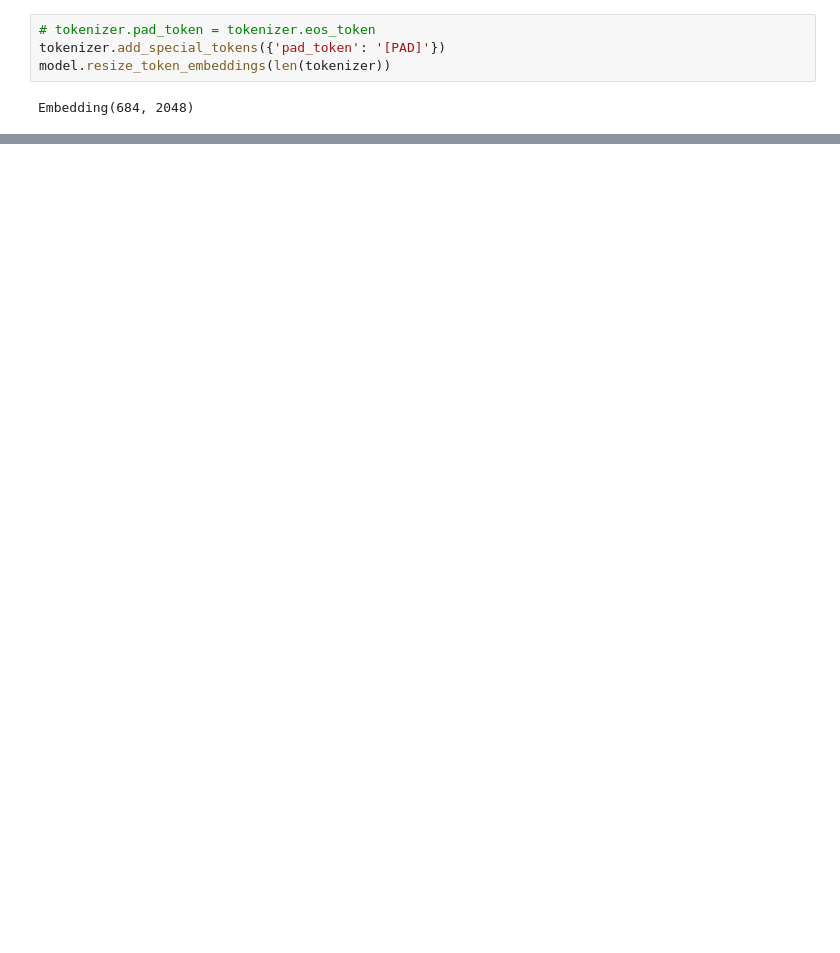
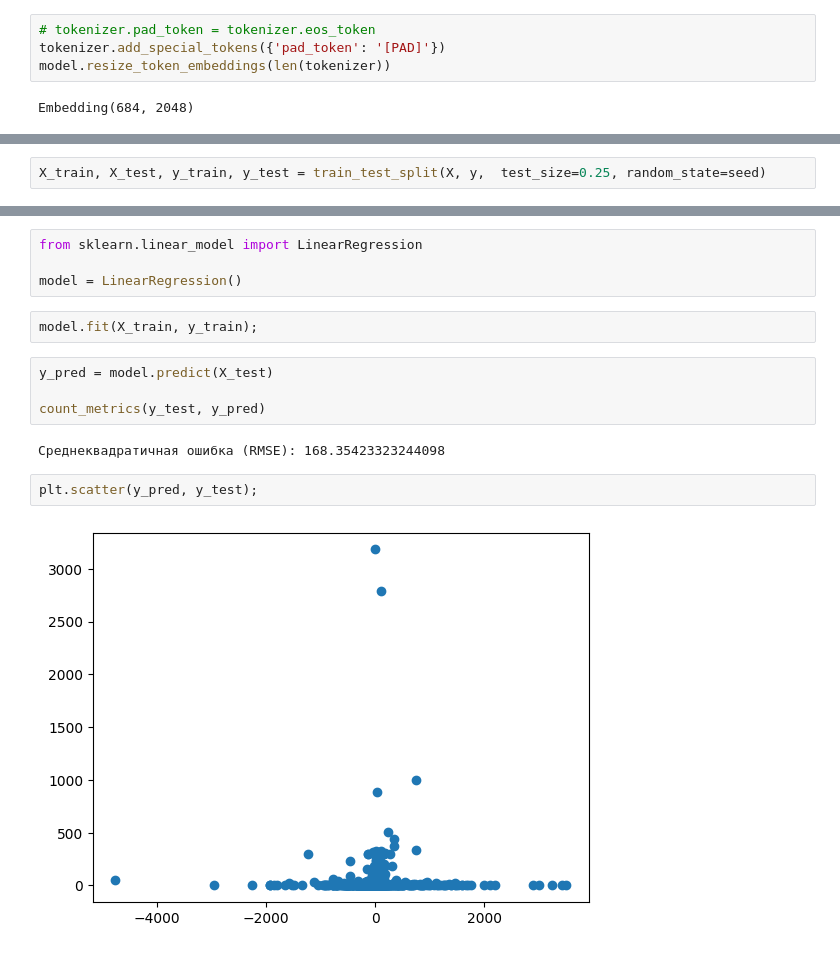
Before and after one commit to Maximrez/Chemical-Prediction, a Jupyter notebook: chem_gpt_usage.ipynb, the cells around one changed output, grey strips where cells are left out. Drawn from its saved outputs; the diff is of its cells as text; blank space fills up the shorter version.

```diff
--- a/chem_gpt_usage.ipynb
+++ b/chem_gpt_usage.ipynb
@@ -51,0 +149,2 @@ tensor([[[-7.1804, -9.7743, -2.2289,  ..., -9.0250, -8.9126, -9.0824],
+# %%
+X_train, X_test, y_train, y_test = train_test_split(X, y,  test_size=0.25, random_state=seed)
@@ -51,0 +165,16 @@ tensor([[[-7.1804, -9.7743, -2.2289,  ..., -9.0250, -8.9126, -9.0824],
+# %%
+from sklearn.linear_model import LinearRegression
+
+model = LinearRegression()
+# %%
+model.fit(X_train, y_train);
+# %%
+y_pred = model.predict(X_test)
+
+count_metrics(y_test, y_pred)
+# %% [output]
+Среднеквадратичная ошибка (RMSE): 168.35423323244098
+# %%
+plt.scatter(y_pred, y_test);
+# %% [output]
+[figure, added]
```
Also changed, not shown: parts of 45 cells of this notebook.
